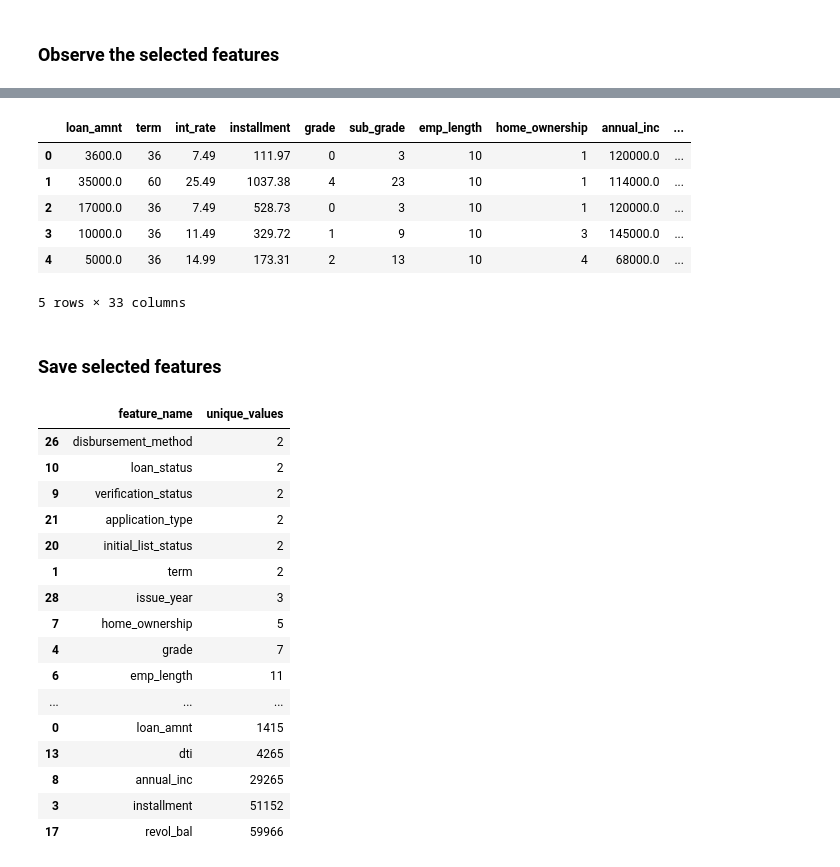
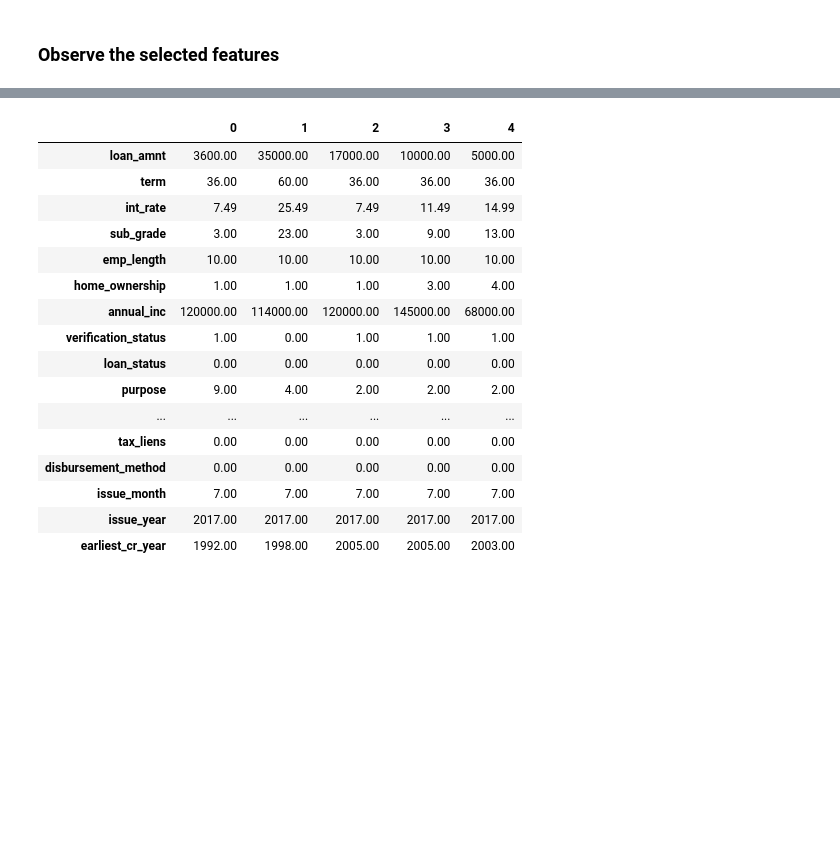
Before and after one commit to msahamed/lending_loan_prediction, a Jupyter notebook: eda.ipynb, the cells around one changed output, grey strips where cells are left out. Drawn from its saved outputs; the diff is of its cells as text; code cells hidden in the pictures; blank space fills up the shorter version.

```diff
--- a/eda.ipynb
+++ b/eda.ipynb
@@ -194,4 +171,0 @@ df_selected['loan_diff'] = np.absolute(df_selected.loan_amnt - df_selected.funde
-# %%
-df_selected.drop(['funded_amnt','funded_amnt_inv', 'loan_diff'], axis=1, inplace=True)
-# %%
-df_selected['avg_fico_score'] = (df_selected['fico_range_high'] + df_selected['fico_range_low'])/2.0
@@ -202,2 +171,0 @@ plot_feature(df_selected, 'avg_fico_score', False)
-# %%
-df_selected.drop(['fico_range_low','fico_range_high'], axis=1, inplace=True)
@@ -212,2 +171,0 @@ plot_feature(df_selected, 'credit_history', False)
-# %%
-df_selected.drop('earliest_cr_year', axis = 1, inplace=True)
@@ -243,12 +178,20 @@ df_selected.shape
 # %%
-df_selected.head()
+df_selected.head().T
 # %% [output]
-|  | loan_amnt | term | int_rate | installment | grade | sub_grade | emp_length | home_ownership | annual_inc | ... |
-| 0 | 3600.0 | 36 | 7.49 | 111.97 | 0 | 3 | 10 | 1 | 120000.0 | ... |
-| 1 | 35000.0 | 60 | 25.49 | 1037.38 | 4 | 23 | 10 | 1 | 114000.0 | ... |
-| 2 | 17000.0 | 36 | 7.49 | 528.73 | 0 | 3 | 10 | 1 | 120000.0 | ... |
-| 3 | 10000.0 | 36 | 11.49 | 329.72 | 1 | 9 | 10 | 3 | 145000.0 | ... |
-| 4 | 5000.0 | 36 | 14.99 | 173.31 | 2 | 13 | 10 | 4 | 68000.0 | ... |
+|  | 0 | 1 | 2 | 3 | 4 |
+| loan_amnt | 3600.00 | 35000.00 | 17000.00 | 10000.00 | 5000.00 |
+| term | 36.00 | 60.00 | 36.00 | 36.00 | 36.00 |
+| int_rate | 7.49 | 25.49 | 7.49 | 11.49 | 14.99 |
+| sub_grade | 3.00 | 23.00 | 3.00 | 9.00 | 13.00 |
+| emp_length | 10.00 | 10.00 | 10.00 | 10.00 | 10.00 |
+| home_ownership | 1.00 | 1.00 | 1.00 | 3.00 | 4.00 |
+| annual_inc | 120000.00 | 114000.00 | 120000.00 | 145000.00 | 68000.00 |
+| verification_status | 1.00 | 0.00 | 1.00 | 1.00 | 1.00 |
+| loan_status | 0.00 | 0.00 | 0.00 | 0.00 | 0.00 |
+| purpose | 9.00 | 4.00 | 2.00 | 2.00 | 2.00 |
+| ... | ... | ... | ... | ... | ... |
+| tax_liens | 0.00 | 0.00 | 0.00 | 0.00 | 0.00 |
+| disbursement_method | 0.00 | 0.00 | 0.00 | 0.00 | 0.00 |
+| issue_month | 7.00 | 7.00 | 7.00 | 7.00 | 7.00 |
+| issue_year | 2017.00 | 2017.00 | 2017.00 | 2017.00 | 2017.00 |
+| earliest_cr_year | 1992.00 | 1998.00 | 2005.00 | 2005.00 | 2003.00 |
-5 rows × 33 columns
-# %% [markdown]
-### Save selected features
@@ -259,20 +197,0 @@ for i, col in enumerate(df_selected.columns):
-# %%
-features.sort_values('unique_values')
-# %% [output]
-|  | feature_name | unique_values |
-| 26 | disbursement_method | 2 |
-| 10 | loan_status | 2 |
-| 9 | verification_status | 2 |
-| 21 | application_type | 2 |
-| 20 | initial_list_status | 2 |
-| 1 | term | 2 |
-| 28 | issue_year | 3 |
-| 7 | home_ownership | 5 |
-| 4 | grade | 7 |
-| 6 | emp_length | 11 |
-| ... | ... | ... |
-| 0 | loan_amnt | 1415 |
-| 13 | dti | 4265 |
-| 8 | annual_inc | 29265 |
-| 3 | installment | 51152 |
-| 17 | revol_bal | 59966 |
```
Also changed, not shown: parts of 49 cells of this notebook, 3 other files.
